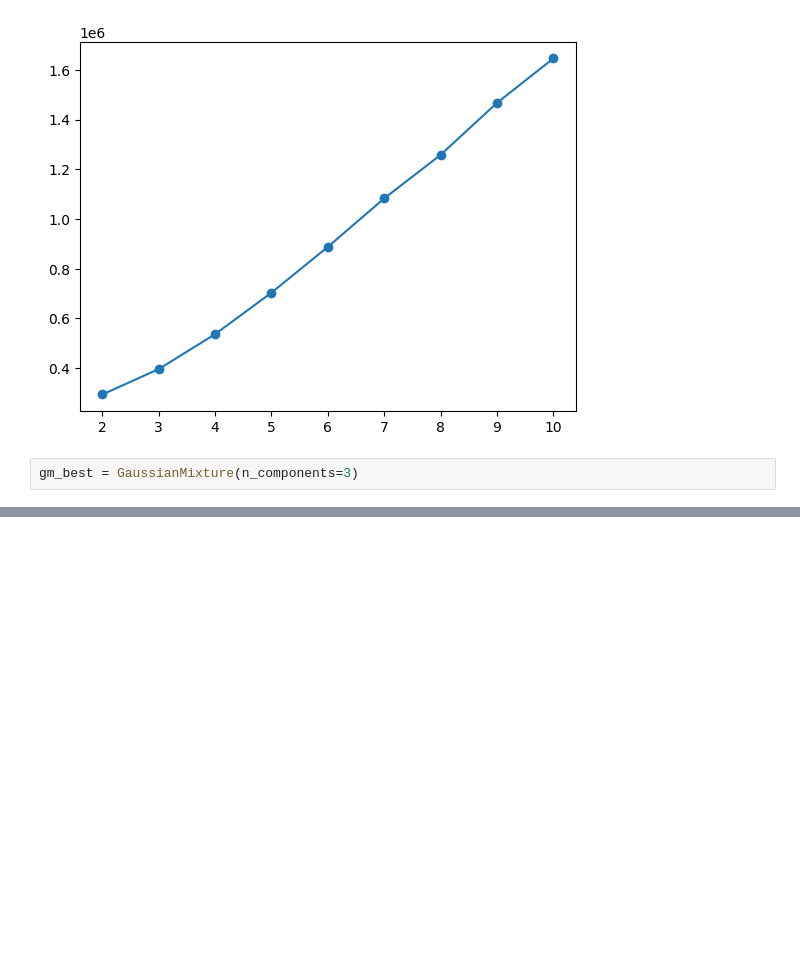
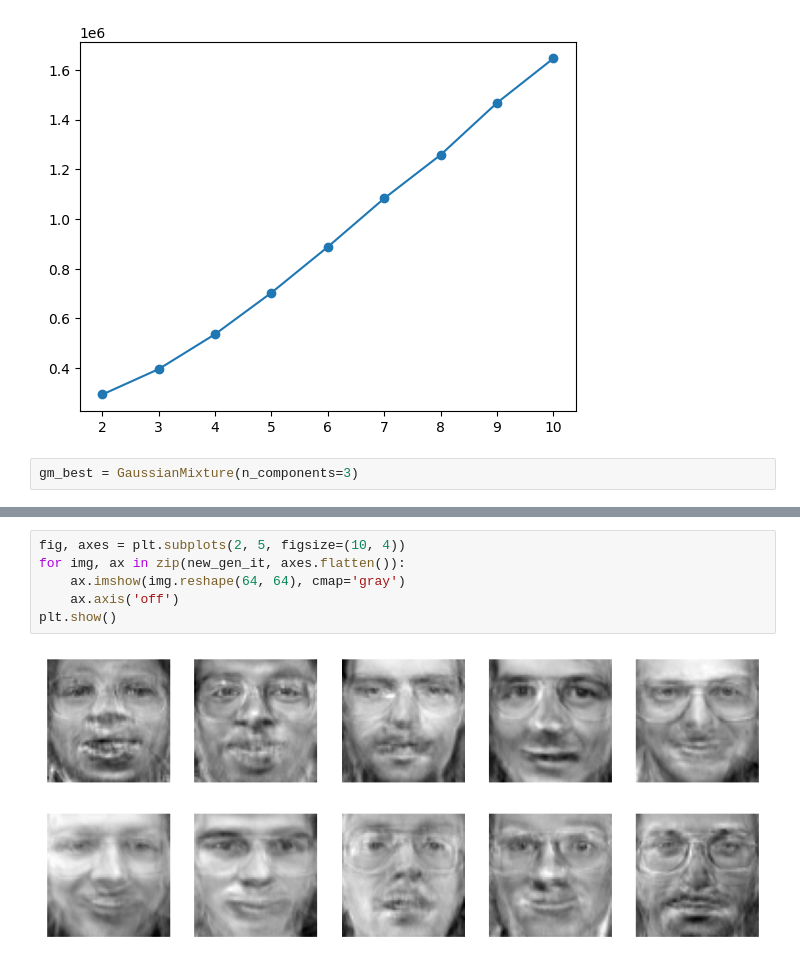
Before and after one commit to berkasin01/hands_on_ml, a Jupyter notebook: chapter_9/olivetti_exercise.ipynb, the cells around one changed output, grey strips where cells are left out. Cells and saved outputs as stored; diff of their text form; blank space fills up the shorter version.

```diff
--- a/chapter_9/olivetti_exercise.ipynb
+++ b/chapter_9/olivetti_exercise.ipynb
@@ -375,0 +388,8 @@ gm.sample(
+# %%
+fig, axes = plt.subplots(2, 5, figsize=(10, 4))
+for img, ax in zip(new_gen_it, axes.flatten()):
+    ax.imshow(img.reshape(64, 64), cmap='gray')
+    ax.axis('off')
+plt.show()
+# %% [output]
+[figure, added]
```
Also changed, not shown: parts of 6 cells of this notebook.
